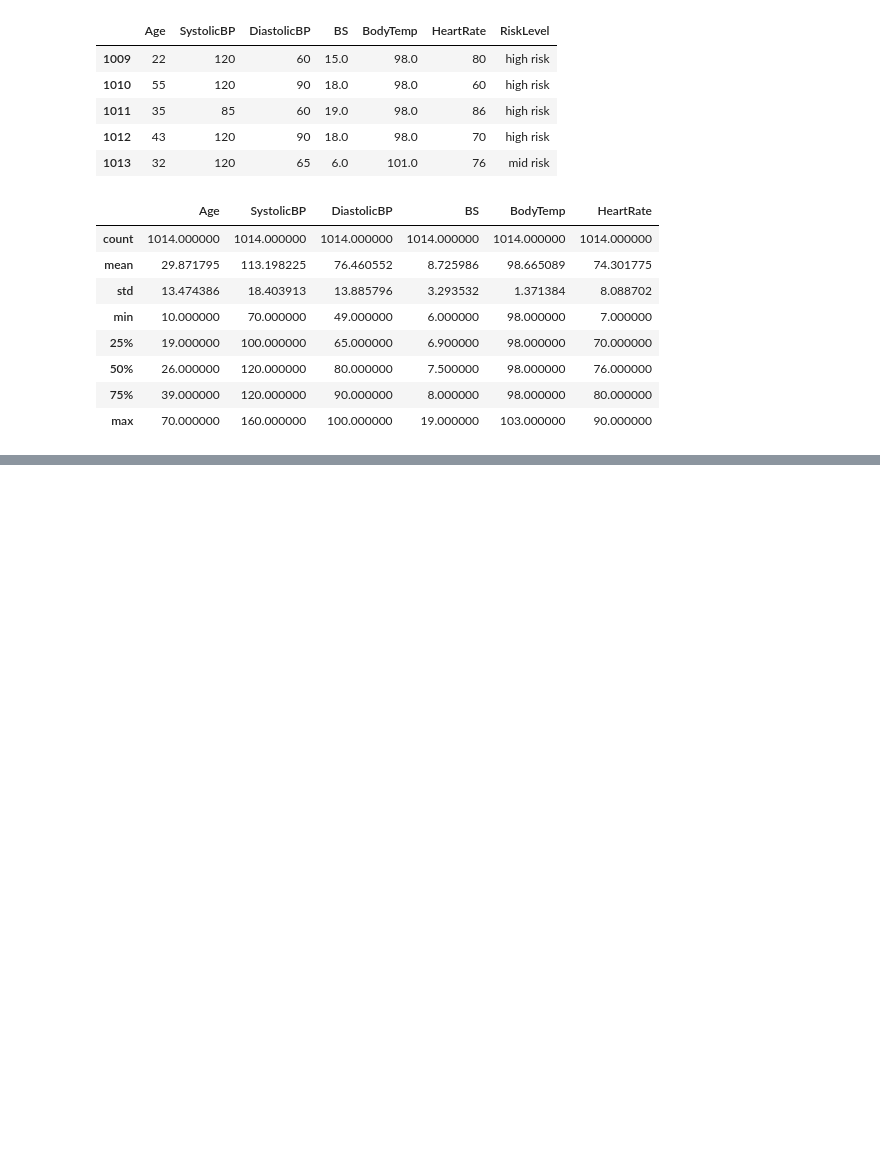
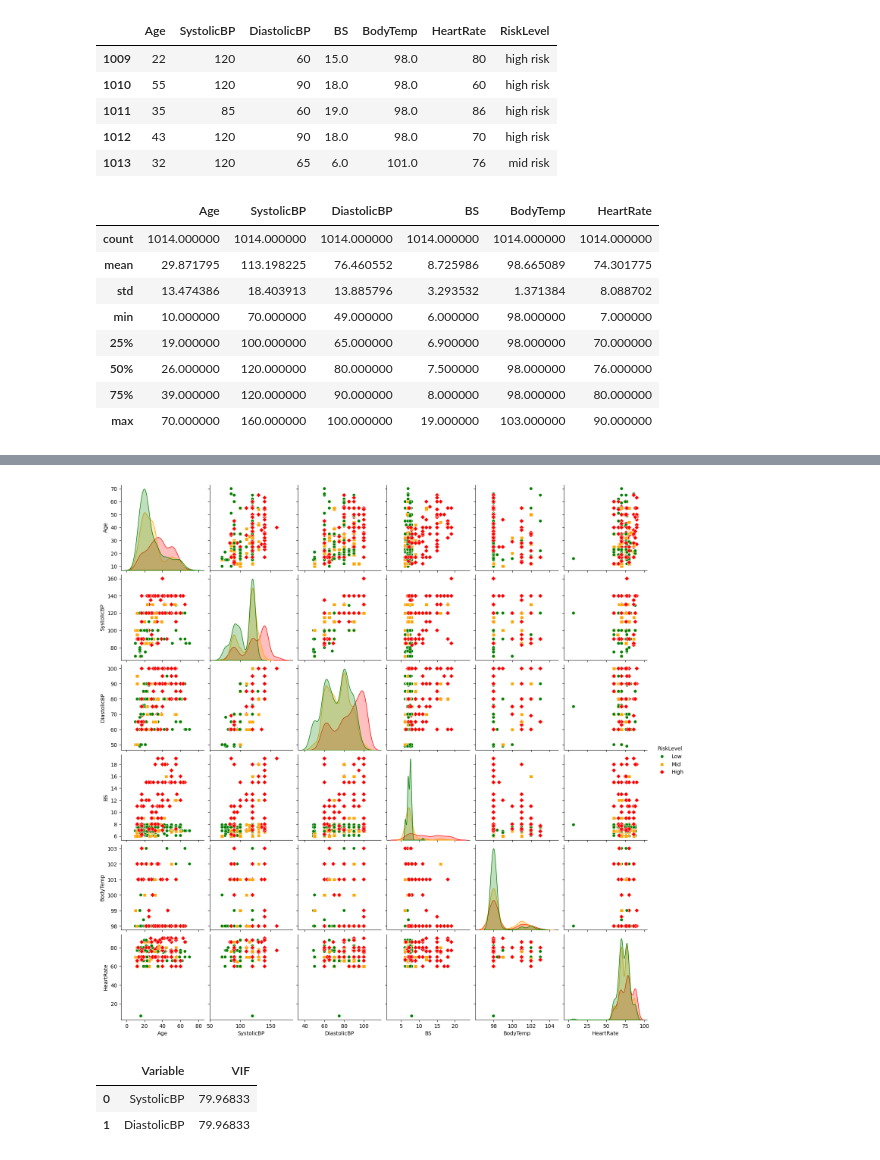
Before and after one commit to bhartikajal/-C-Users-KAJAL-OneDrive-Desktop-landing-page-, a Jupyter notebook: Maternal_Health_Project.ipynb, the cells around one changed output, grey strips where cells are left out. Saved outputs shown, nothing was run; the diff lists cells and outputs as text; code cells hidden in the pictures; blank space fills up the shorter version.

```diff
--- a/Maternal_Health_Project.ipynb
+++ b/Maternal_Health_Project.ipynb
@@ -89,0 +153,24 @@ ValueError: The palette dictionary is missing keys: {'high risk '}
+# %%
+risk_colors = {0: "green", 1: "orange", 2: "red"}
+
+plot = sns.pairplot(m_df, hue='RiskLevel',
+                    palette=risk_colors,
+                    markers=["o", "s", "D"])
+
+legend_labels = {"0": "Low", "1": "Mid", "2": "High"}
+for text, label in zip(plot._legend.texts, legend_labels.values()):
+    text.set_text(label)
+plt.savefig("maternal_pairplot_to_see_patterns.png")
+plt.show()
+# %% [output]
+[figure, added]
+# %%
+X = m_df[["SystolicBP", "DiastolicBP"]]
+vif_data = pd.DataFrame()
+vif_data["Variable"] = X.columns
+vif_data["VIF"] = [variance_inflation_factor(X.values, i) for i in range(X.shape[1])]
+vif_data
+# %% [output]
+|  | Variable | VIF |
+| 0 | SystolicBP | 79.96833 |
+| 1 | DiastolicBP | 79.96833 |
```
Also changed, not shown: parts of 45 cells of this notebook.
